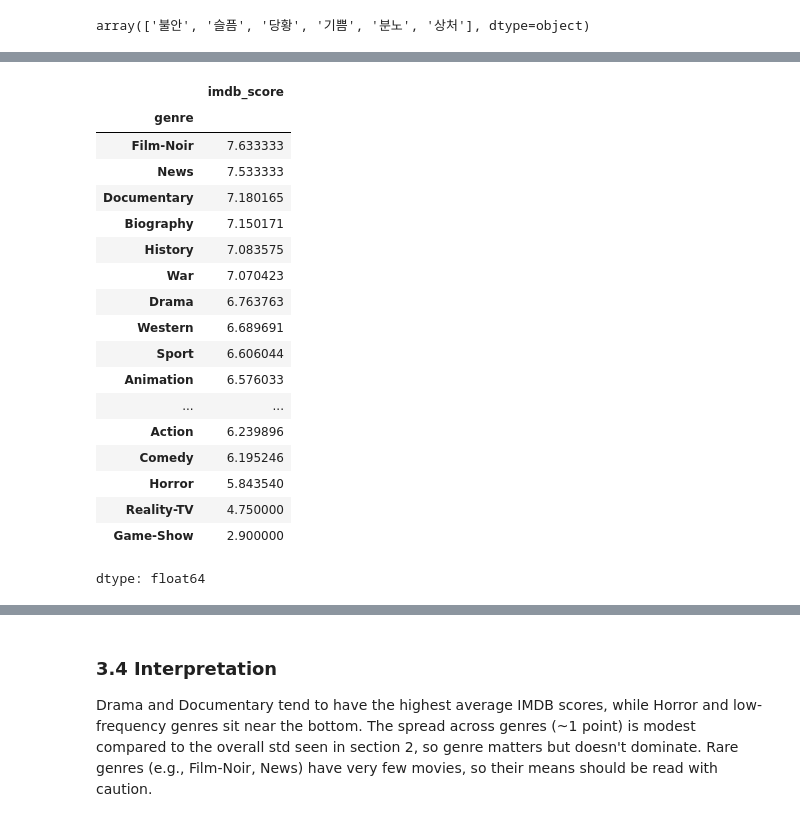
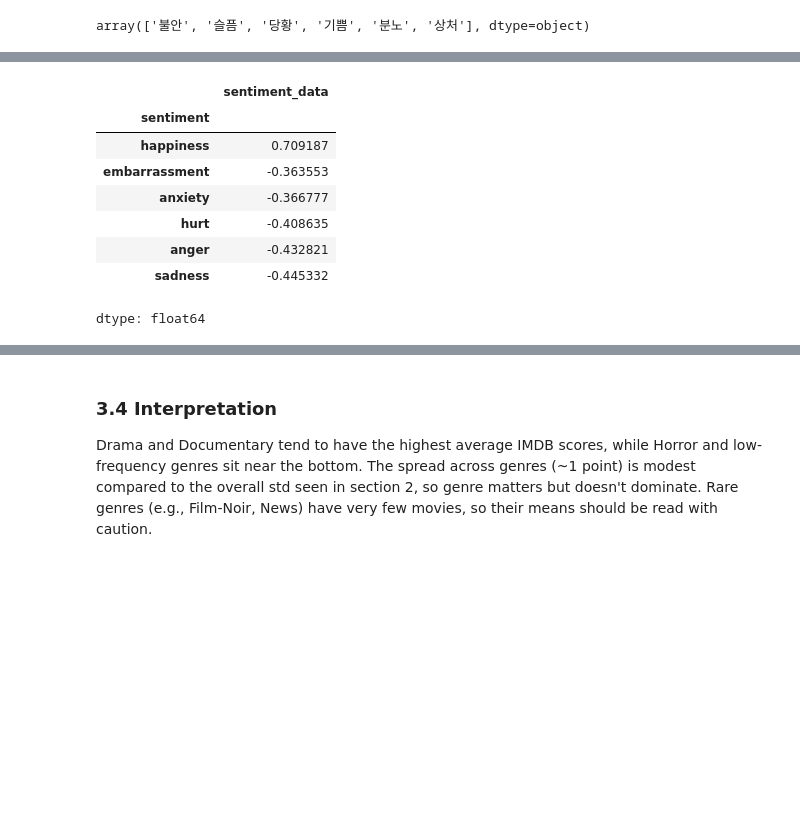
Before and after one commit to 202503660-ai/NLP_for_SocialScience, a Jupyter notebook: asgmt1_explore_your_dataset.ipynb, the cells around one changed output, grey strips where cells are left out. Cells and saved outputs as stored; diff of their text form; code cells hidden in the pictures; blank space fills up the shorter version.

```diff
--- a/asgmt1_explore_your_dataset.ipynb
+++ b/asgmt1_explore_your_dataset.ipynb
@@ -264,7 +284,7 @@ dtype: int64
 
 The dataset covers ~5000 movies spanning a wide range of release years, with `imdb_score` roughly normally distributed but `budget` and `gross` strongly right-skewed (a few blockbusters pull the mean far above the median). Variables like `gross`, `budget`, and `content_rating` have substantial missing values, so any analysis using them should drop or impute carefully. Categorical variables such as `director_name` and `actor_1_name` have thousands of unique values, meaning most directors/actors appear in only one or two films.
 # %%
-df_raw.rename(columns={'sex': '성별', 'age': '연령'}, inplace=True)
+df_raw.rename(columns={'추론_감성_점수': 'sentiment_data'}, inplace=True)
 # %% [markdown]
 ## 2. Check distributions, z-score transform, visualize (1pt)
 
@@ -324,7 +327,7 @@ WARNING:matplotlib.font_manager:findfont: Font family 'Malgun Gothic' not found.
 # %%
 # 2.3 Z-score transform
-df_raw['zscore'] = df_raw['Unnamed: 0'].apply(
-    lambda x: (x - df_raw['Unnamed: 0'].mean()) / df_raw['Unnamed: 0'].std()
+df_raw['zscore'] = df_raw['sentiment_data'].apply(
+    lambda x: (x - df_raw['sentiment_data'].mean()) / df_raw['sentiment_data'].std()
 )
-df_raw[['Unnamed: 0', 'zscore']].head()
+df_raw[['sentiment_data', 'zscore']].head()
 # %% [output]
@@ -438,26 +407,16 @@ Least frequent: sadness (1003)
 # %%
-# 3.2 Average IMDB score per genre
-genre_means = df_genre.groupby('genre')['imdb_score'].mean().sort_values(ascending=False)
-genre_means
+# 3.2 Average sentiment_data per sentiment
+sentiment_means = df_sentiment.groupby('sentiment')['sentiment_data'].mean().sort_values(ascending=False)
+sentiment_means
 # %% [output]
-|  | imdb_score |
-| genre |  |
-| Film-Noir | 7.633333 |
-| News | 7.533333 |
-| Documentary | 7.180165 |
-| Biography | 7.150171 |
-| History | 7.083575 |
-| War | 7.070423 |
-| Drama | 6.763763 |
-| Western | 6.689691 |
-| Sport | 6.606044 |
-| Animation | 6.576033 |
-| ... | ... |
-| Action | 6.239896 |
-| Comedy | 6.195246 |
-| Horror | 5.843540 |
-| Reality-TV | 4.750000 |
-| Game-Show | 2.900000 |
+|  | sentiment_data |
+| sentiment |  |
+| happiness | 0.709187 |
+| embarrassment | -0.363553 |
+| anxiety | -0.366777 |
+| hurt | -0.408635 |
+| anger | -0.432821 |
+| sadness | -0.445332 |
 dtype: float64
 # %%
 # 3.3 Visualize group differences
```
Also changed, not shown: parts of 14 cells of this notebook.
